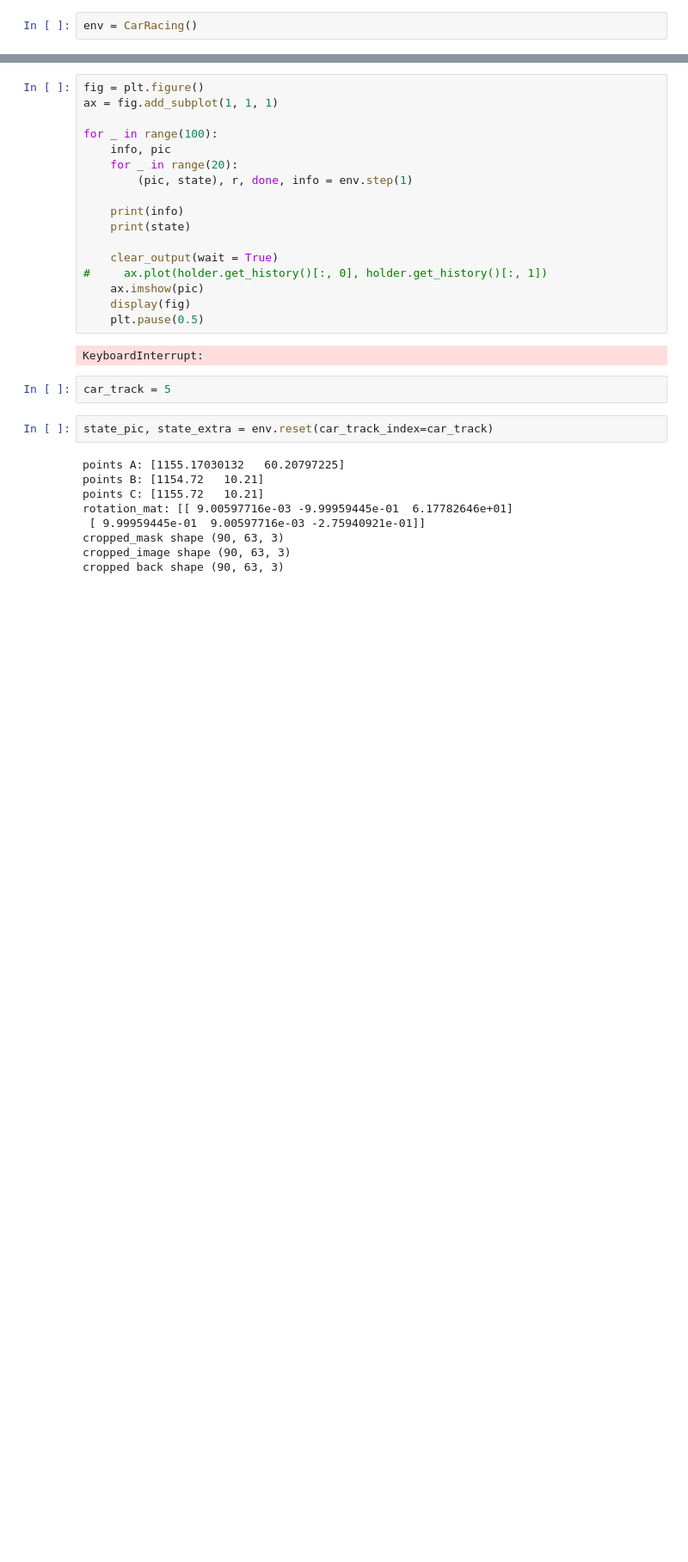
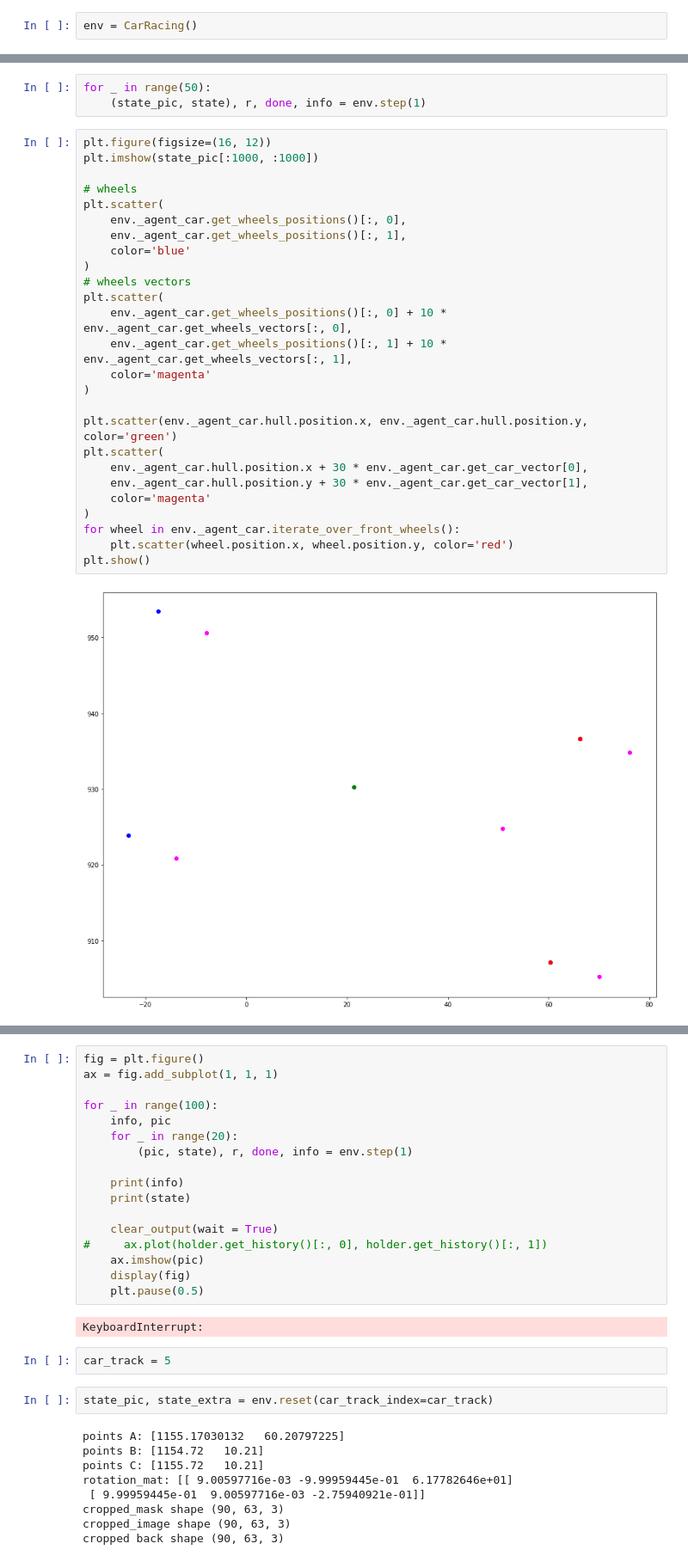
Before and after one commit to MartinsonMichael/raai-summer-school-2019, a Jupyter notebook: simulator/component_test.ipynb, the cells around one changed output, grey strips where cells are left out. Shown: that part at 86% size. Drawn from its saved outputs; the diff is of its cells as text; blank space fills up the shorter version.

```diff
--- a/simulator/component_test.ipynb
+++ b/simulator/component_test.ipynb
@@ -31,0 +47,31 @@ array([122,  43])
+# %%
+for _ in range(50):
+    (state_pic, state), r, done, info = env.step(1)
+# %%
+plt.figure(figsize=(16, 12))
+plt.imshow(state_pic[:1000, :1000])
+
+# wheels
+plt.scatter(
+    env._agent_car.get_wheels_positions()[:, 0],
+    env._agent_car.get_wheels_positions()[:, 1],
+    color='blue'
+)
+# wheels vectors
+plt.scatter(
+    env._agent_car.get_wheels_positions()[:, 0] + 10 * env._agent_car.get_wheels_vectors[:, 0],
+    env._agent_car.get_wheels_positions()[:, 1] + 10 * env._agent_car.get_wheels_vectors[:, 1],
+    color='magenta'
+)
+
+plt.scatter(env._agent_car.hull.position.x, env._agent_car.hull.position.y, color='green')
+plt.scatter(
+    env._agent_car.hull.position.x + 30 * env._agent_car.get_car_vector[0],
+    env._agent_car.hull.position.y + 30 * env._agent_car.get_car_vector[1],
+    color='magenta'
+)
+for wheel in env._agent_car.iterate_over_front_wheels():
+    plt.scatter(wheel.position.x, wheel.position.y, color='red')
+plt.show()
+# %% [output]
+[figure, added]
```
Also changed, not shown: parts of 14 cells of this notebook, 7 other files.
